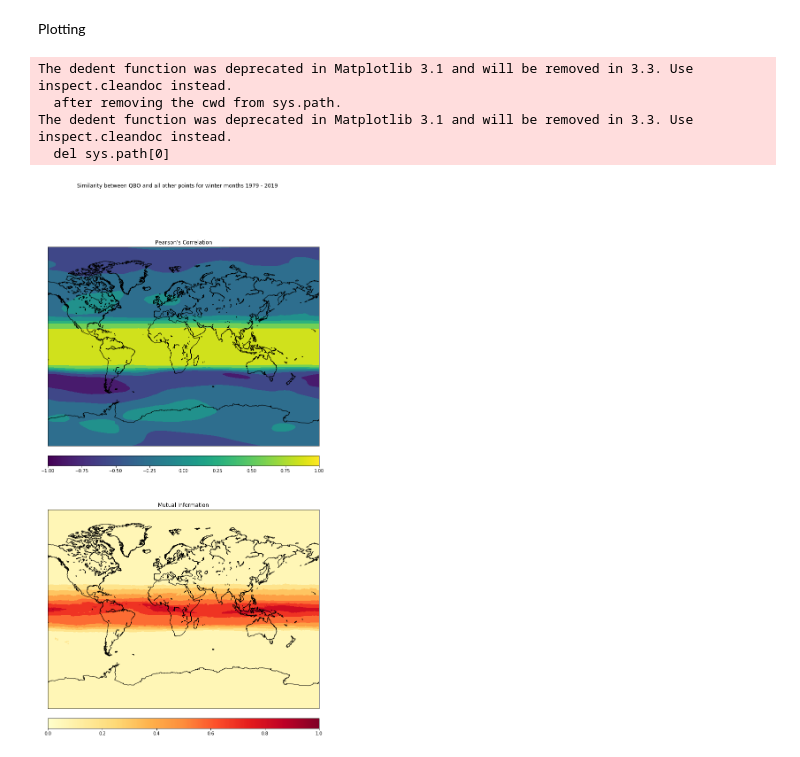
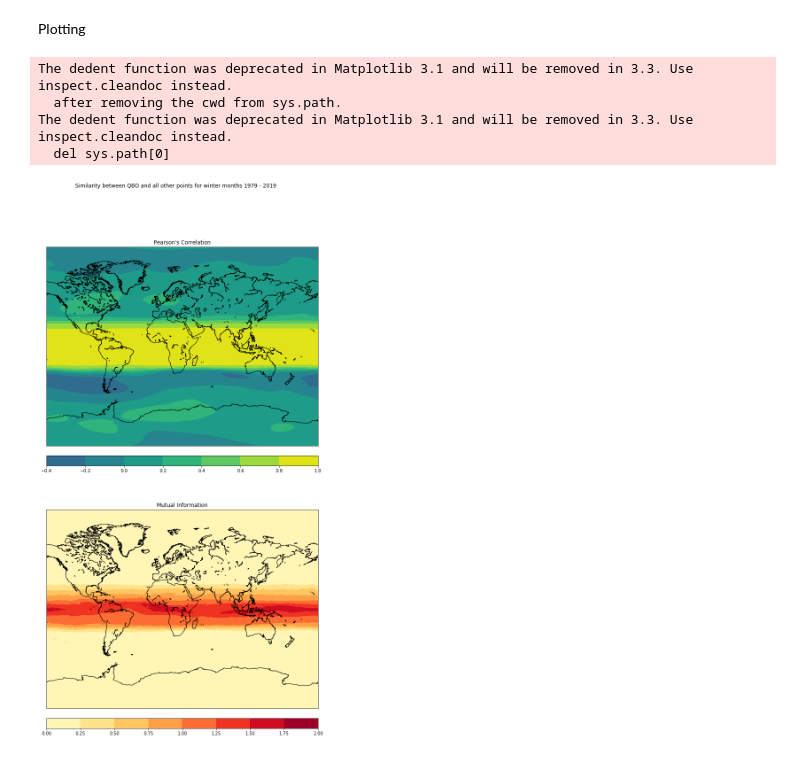
Before and after one commit to Climate-Data-Science/Climate-Similarity-Metrics, a Jupyter notebook: 5_similarity_to_qbo.ipynb, the cells around one changed output. Saved outputs shown, nothing was run; the diff lists cells and outputs as text; code cells hidden in the pictures.

Commit message:
Update colorbar ranges

```diff
--- a/5_similarity_to_qbo.ipynb
+++ b/5_similarity_to_qbo.ipynb
@@ -198,28 +185,28 @@ Plotting
 # %%
 fig, ax = plt.subplots(2, figsize = (16,20))
 
 #Correlation Map
 m = Basemap(projection='mill',lon_0=30,resolution='l', ax=ax[0])
 m.drawcoastlines()
 lons, lats = m.makegrid(512, 256)
 x, y = m(lons, lats)
-cs = m.contourf(x, y, sim_winter_correlation[:, :])
-cbar = m.colorbar(mapper_correlation,location='bottom',pad="5%")
+cs = m.contourf(x, y, sim_winter_correlation[:, :], vmin=-1, vmax=1)
+cbar = m.colorbar(cs, location='bottom',pad="5%")
 
 
 #Mutual Information Map
 m = Basemap(projection='mill',lon_0=30,resolution='l', ax=ax[1])
 m.drawcoastlines()
-cs = m.contourf(x, y, sim_winter_mutual_information[:, :], cmap="YlOrRd")
-cbar = m.colorbar(mapper_mutual_information,location='bottom',pad="5%")
+cs = m.contourf(x, y, sim_winter_mutual_information[:, :], cmap="YlOrRd", vmin=0)
+cbar = m.colorbar(cs, location='bottom',pad="5%")
 
 ax[0].set_title("Pearson's Correlation")
 ax[1].set_title("Mutual Information")
 fig.suptitle("Similarity between QBO and all other points for winter months 1979 - 2019")
 plt.show()
 # %% [output]
 The dedent function was deprecated in Matplotlib 3.1 and will be removed in 3.3. Use inspect.cleandoc instead.
   after removing the cwd from sys.path.
 The dedent function was deprecated in Matplotlib 3.1 and will be removed in 3.3. Use inspect.cleandoc instead.
   del sys.path[0]
-[figure, old version]
+[figure, new version]
```
Also changed, not shown: parts of 3 cells of this notebook.
